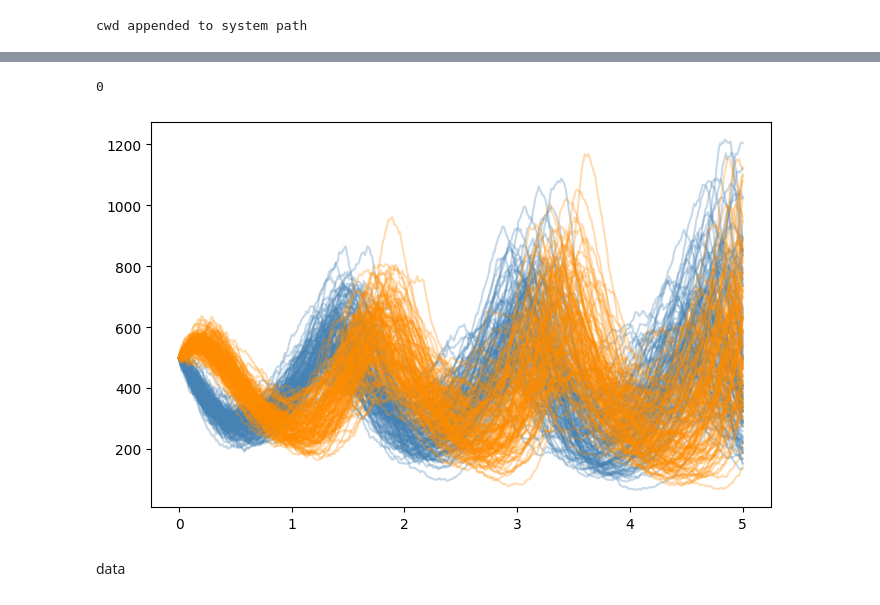
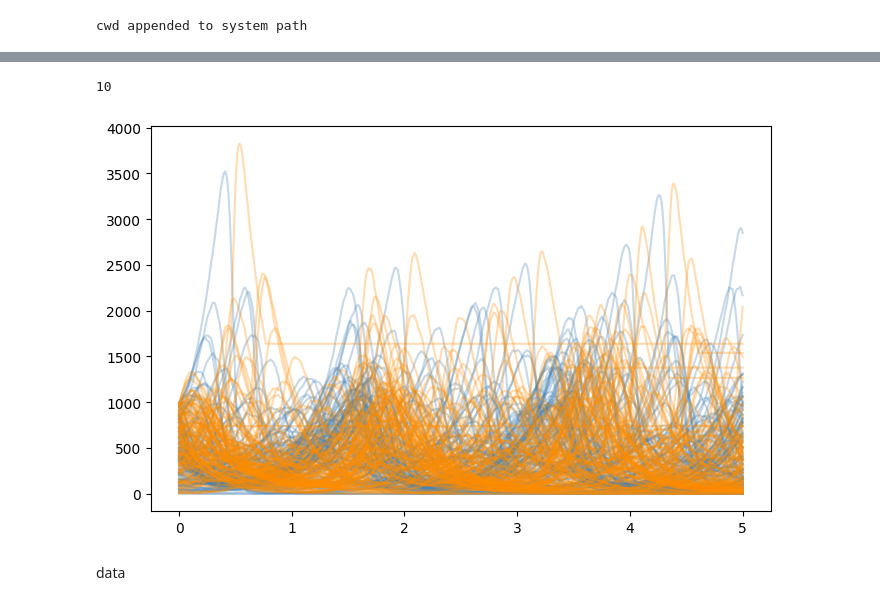
Before and after one commit to JacyZanussi/adaptive_minibatch_smc_abc, a Jupyter notebook: example_predator_prey.ipynb, the cells around one changed output, grey strips where cells are left out. Saved outputs shown, nothing was run; the diff lists cells and outputs as text; code cells hidden in the pictures.

```diff
--- a/example_predator_prey.ipynb
+++ b/example_predator_prey.ipynb
@@ -29,25 +21,25 @@ array([[-0.0128232 ,  6.00767336,  6.00287841,  9.95940017,  5.25814578,
 # %%
 ## Setup and tau leaping example
 sample_size = 128
 alpha,beta,gamma,delta = 4,0.01,4,1
 t_max = 5
 dt = 0.01
 #ic = np.random.uniform(400,600,size=(sample_size,2))
-ic = np.random.choice(1,(sample_size,2)) + 500
+ic = np.random.choice(1000,(sample_size,2))
 
-times,ts = lv.tau_leaping(ic,t_max,alpha,beta,gamma,delta,dt = dt)
+times,ts = lv.tau_leaping(ic,t_max,alpha,beta,gamma,delta,dt = dt,seed = 9)
 
 fig,ax = plt.subplots(figsize = (8,5))
 ax.plot(times,ts[:,:,0].T,color = 'steelblue',alpha = 0.3);
 ax.plot(times,ts[:,:,1].T,color = 'darkorange',alpha = 0.3);
 
 
 data = ts
 
 print(np.sum(np.any(np.any(data == 0,axis=1),axis=1)))
 # %% [output]
-0
+10
-[figure, old version]
+[figure, new version]
 # %% [markdown]
 data
 # %%
```
Also changed, not shown: parts of 4 cells of this notebook.
